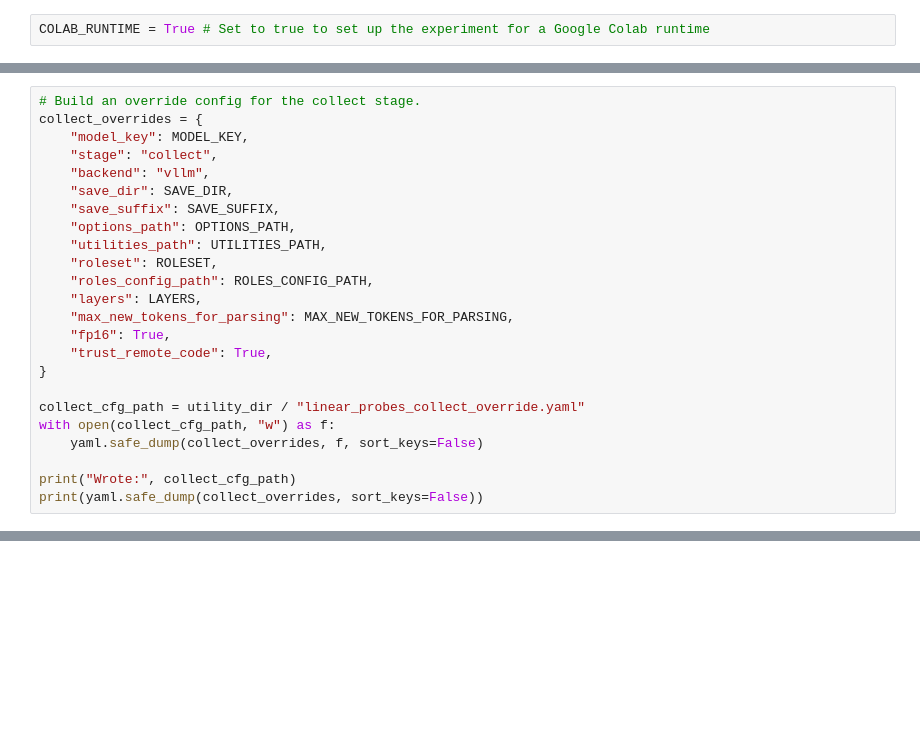
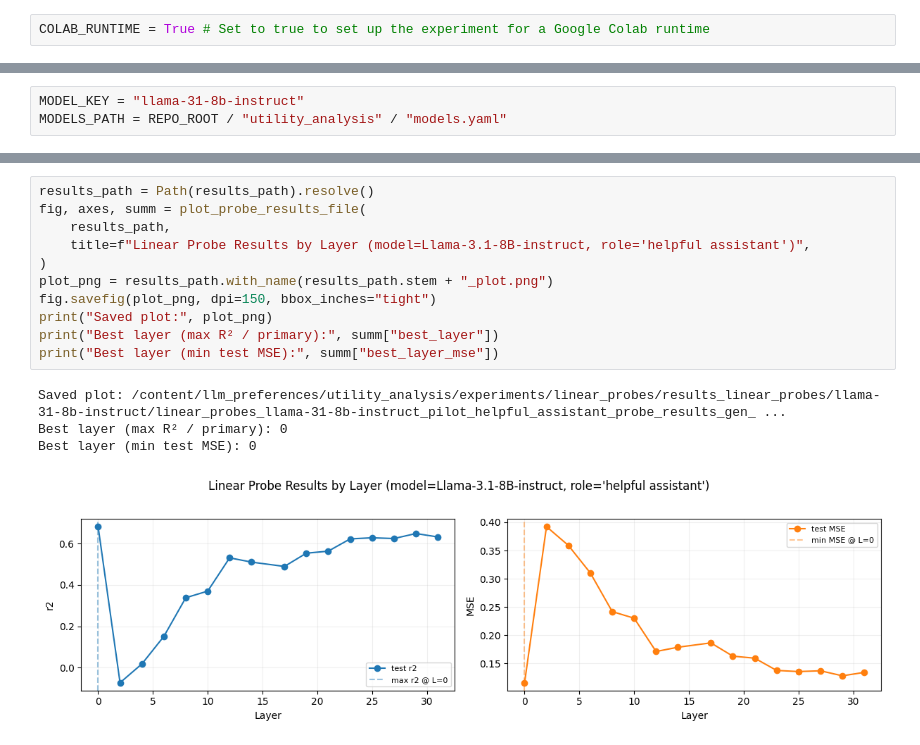
Before and after one commit to thowell332/llm-preferences, a Jupyter notebook: utility_analysis/linear_probes_experiment.ipynb, the cells around one changed output, grey strips where cells are left out. Drawn from its saved outputs; the diff is of its cells as text; blank space fills up the shorter version.

Commit message:
Results processing

```diff
--- a/utility_analysis/linear_probes_experiment.ipynb
+++ b/utility_analysis/linear_probes_experiment.ipynb
@@ -376,24 +74,0 @@ print("Collect output dir:", SAVE_DIR)
-# %%
-# Build an override config for the collect stage.
-collect_overrides = {
-    "model_key": MODEL_KEY,
-    "stage": "collect",
-    "backend": "vllm",
-    "save_dir": SAVE_DIR,
-    "save_suffix": SAVE_SUFFIX,
-    "options_path": OPTIONS_PATH,
-    "utilities_path": UTILITIES_PATH,
-    "roleset": ROLESET,
-    "roles_config_path": ROLES_CONFIG_PATH,
-    "layers": LAYERS,
-    "max_new_tokens_for_parsing": MAX_NEW_TOKENS_FOR_PARSING,
-    "fp16": True,
-    "trust_remote_code": True,
-}
-
-collect_cfg_path = utility_dir / "linear_probes_collect_override.yaml"
-with open(collect_cfg_path, "w") as f:
-    yaml.safe_dump(collect_overrides, f, sort_keys=False)
-
-print("Wrote:", collect_cfg_path)
-print(yaml.safe_dump(collect_overrides, sort_keys=False))
@@ -514,0 +84,3 @@ plt.show()
+# %%
+MODEL_KEY = "llama-31-8b-instruct"
+MODELS_PATH = REPO_ROOT / "utility_analysis" / "models.yaml"
@@ -514,0 +211,16 @@ plt.show()
+# %%
+results_path = Path(results_path).resolve()
+fig, axes, summ = plot_probe_results_file(
+    results_path,
+    title=f"Linear Probe Results by Layer (model=Llama-3.1-8B-instruct, role='helpful assistant')",
+)
+plot_png = results_path.with_name(results_path.stem + "_plot.png")
+fig.savefig(plot_png, dpi=150, bbox_inches="tight")
+print("Saved plot:", plot_png)
+print("Best layer (max R² / primary):", summ["best_layer"])
+print("Best layer (min test MSE):", summ["best_layer_mse"])
+# %% [output]
+Saved plot: /content/llm_preferences/utility_analysis/experiments/linear_probes/results_linear_probes/llama-31-8b-instruct/linear_probes_llama-31-8b-instruct_pilot_helpful_assistant_probe_results_gen_ ...
+Best layer (max R² / primary): 0
+Best layer (min test MSE): 0
+[figure, added]
```
Also changed, not shown: parts of 19 cells of this notebook, 8 other files.
